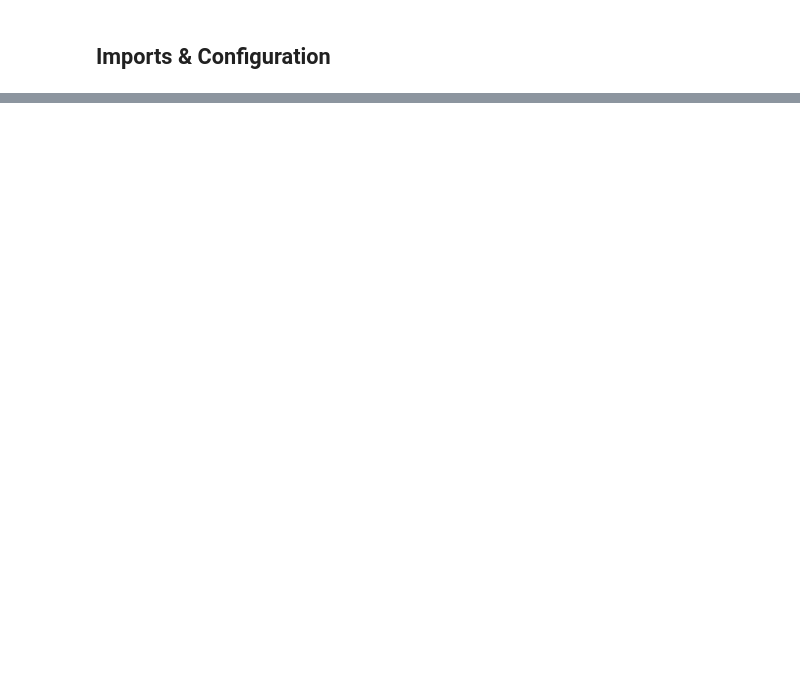
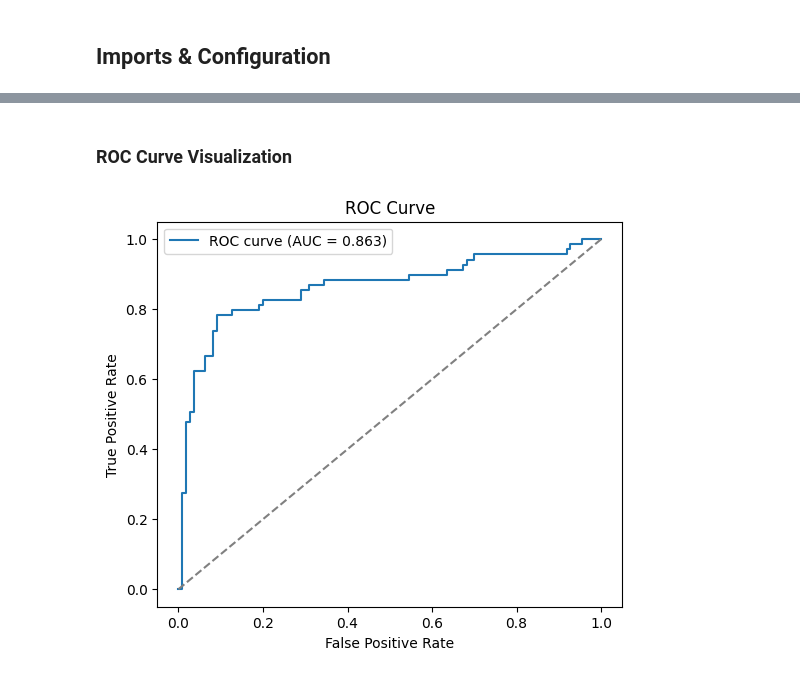
Before and after one commit to tyrantdavis/gcp-ml-engineer-vertex-ai, a Jupyter notebook: notebooks/03_training_keras_vertex.ipynb, the cells around one changed output, grey strips where cells are left out. Drawn from its saved outputs; the diff is of its cells as text; code cells hidden in the pictures; blank space fills up the shorter version.

```diff
--- a/notebooks/03_training_keras_vertex.ipynb
+++ b/notebooks/03_training_keras_vertex.ipynb
@@ -262,0 +93,8 @@ What this proves:
+# %%
+# --- Load Processed Dataset from DATA_PREP_PREFIX ---
+DATA_URI = f"{DATA_PREP_PREFIX.rstrip('/')}/train_processed.csv"
+print("Loading dataset from:", DATA_URI)
+
+df = pd.read_csv(DATA_URI)
+print("Dataset shape:", df.shape)
+df.head()
@@ -262,0 +136,15 @@ What this proves:
+# %%
+model = keras.Sequential([
+    layers.Input(shape=(X_train.shape[1],)),
+    layers.Dense(32, activation="relu"),
+    layers.Dense(16, activation="relu"),
+    layers.Dense(1, activation="sigmoid"),
+])
+
+model.compile(
+    optimizer="adam",
+    loss="binary_crossentropy",
+    metrics=["accuracy"]
+)
+
+model.summary()
@@ -262,0 +167,8 @@ What this proves:
+# %%
+history = model.fit(
+    X_train, y_train,
+    validation_data=(X_val, y_val),
+    epochs=20,
+    batch_size=32,
+    verbose=1
+)
@@ -262,0 +196,3 @@ What this proves:
+# %%
+y_pred_proba = model.predict(X_val).flatten()
+y_pred = (y_pred_proba >= 0.5).astype(int)
@@ -262,0 +234,14 @@ What this proves:
+# %% [markdown]
+### ROC Curve Visualization
+# %%
+fpr, tpr, thresholds = roc_curve(y_val, y_pred_proba)
+plt.figure(figsize=(6,5))
+plt.plot(fpr, tpr, label=f"ROC curve (AUC = {val_roc_auc:.3f})")
+plt.plot([0,1], [0,1], linestyle='--', color='gray')
+plt.xlabel("False Positive Rate")
+plt.ylabel("True Positive Rate")
+plt.title("ROC Curve")
+plt.legend()
+plt.show()
+# %% [output]
+[figure, added]
```
Also changed, not shown: parts of 58 cells of this notebook.
